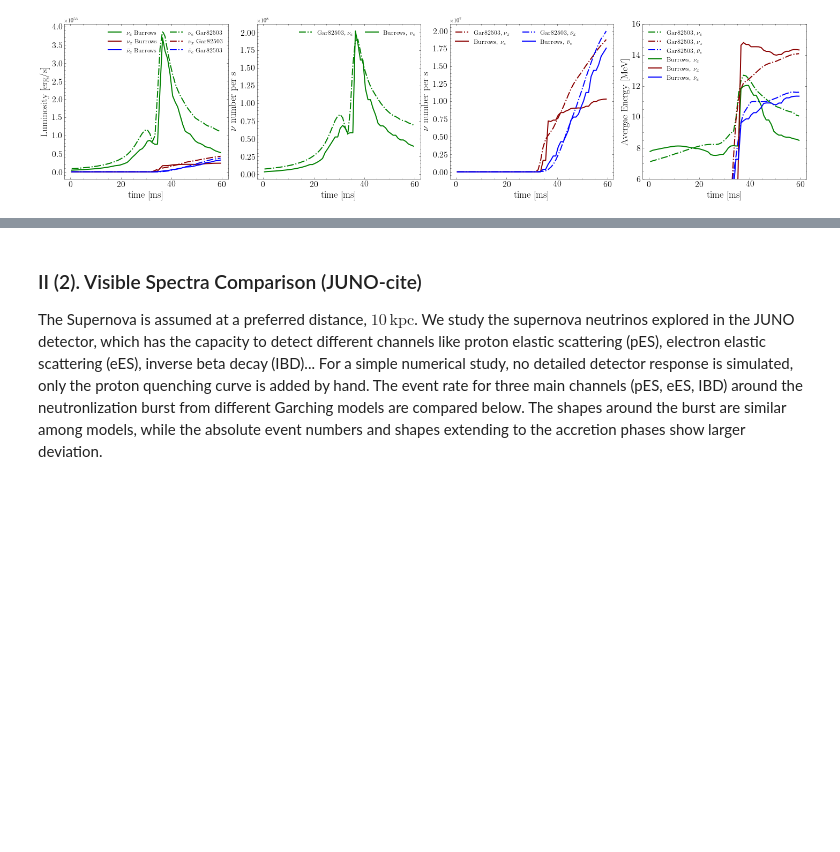
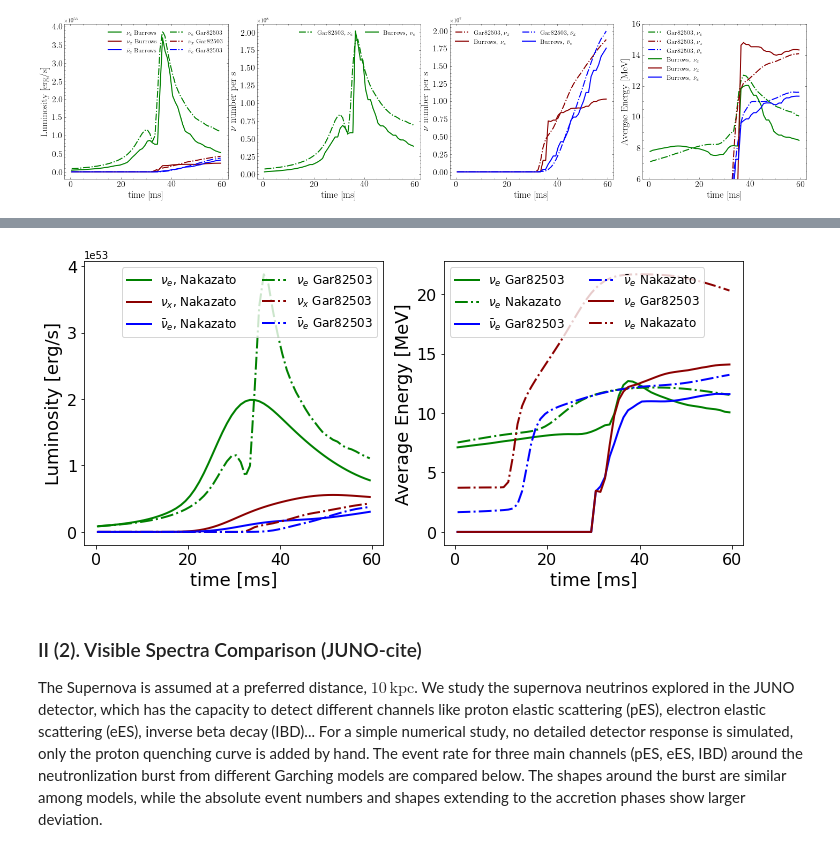
Before and after one commit to YMTheory/supernova, a Jupyter notebook: documents/SNNuMO.ipynb, the cells around one changed output, grey strips where cells are left out. Drawn from its saved outputs; the diff is of its cells as text; code cells hidden in the pictures; blank space fills up the shorter version.

```diff
--- a/documents/SNNuMO.ipynb
+++ b/documents/SNNuMO.ipynb
@@ -135,3 +138,97 @@ plt.show()
+# %%
+import numpy as np
+import matplotlib.pyplot as plt
+import ROOT
+
+def read_hist1d(filename, histname):
+    f1 = ROOT.TFile(filename, 'read')
+    h1 = f1.Get(histname)
+    x = np.zeros(h1.GetNbinsX())
+    y = np.zeros(h1.GetNbinsX())
+    for i in range(h1.GetNbinsX()):
+        x[i] = h1.GetBinCenter(i+1)
+        y[i] = h1.GetBinContent(i+1)
+    return x*1000, y
+
+
+fig1, axes = plt.subplots(1, 2, figsize=(10, 5))
+
+##################### YB
+filename = "/junofs/users/miaoyu/supernova/production/PDFs/NeutrinoLuminosity_Nakazato.root"
+
+hn = "h1d_nue"
+x, y = read_hist1d(filename, hn)
+axes[0].plot(x, y, "-", lw=2, color="green", label=r"$\nu_e$, Nakazato")
+
+hn = "h1d_nux"
+x, y = read_hist1d(filename, hn)
+axes[0].plot(x, y, "-", lw=2, color="darkred", label=r"$\nu_x$, Nakazato")
+
+hn = "h1d_nuebar"
+x, y = read_hist1d(filename, hn)
+axes[0].plot(x, y, "-", lw=2, color="blue", label=r"$\bar\nu_e$, Nakazato")
+
+hn = "h1d_nuxbar"
+x, y = read_hist1d(filename, hn)
+
+##################### YB
+filename = "/junofs/users/miaoyu/supernova/production/PDFs/NeutrinoLuminosity_Gar82503.root"
+
+hn = "h1d_nue"
+x, y = read_hist1d(filename, hn)
+axes[0].plot(x+30, y, "-.", lw=2, color="green", label=r"$\nu_e$ Gar82503")
+
+hn = "h1d_nux"
+x, y = read_hist1d(filename, hn)
+axes[0].plot(x+30, y, "-.", lw=2, color="darkred", label=r"$\nu_x$ Gar82503")
+
+hn = "h1d_nuebar"
+x, y = read_hist1d(filename, hn)
+axes[0].plot(x+30, y, "-.", lw=2, color="blue", label=r"$\bar\nu_e$ Gar82503")
+
+
+axes[0].set_ylabel("Luminosity [erg/s]", fontsize=18)
+#axes[0].set_ylabel("Average Energy [MeV]", fontsize=18)
+axes[0].set_xlabel("time [ms]", fontsize=18)
+axes[0].legend(ncol=2, prop={'size':12})
+axes[0].tick_params(axis='both', which='major', labelsize=16, labelcolor="black")
+#axe[0].semilogy()
+
+filename = "/junofs/users/miaoyu/supernova/wenlj/simulation/validater/NU_E_ETspecCompare.root"
+hn = "h1d_Gar"
+x, y = read_hist1d(filename, hn)
+axes[1].plot(x+30, y*1e50, "-", lw=2, color="green", label=r"$\nu_e$ Gar82503")
+hn = "h1d_Nak"
+x, y = read_hist1d(filename, hn)
+axes[1].plot(x+30, y, "-.", lw=2, color="green", label=r"$\nu_e$ Nakazato")
+
+
+filename = "/junofs/users/miaoyu/supernova/wenlj/simulation/validater/NU_E_BAR_ETspecCompare.root"
+hn = "h1d_Gar"
+x, y = read_hist1d(filename, hn)
+axes[1].plot(x+30, y*1e50, "-", lw=2, color="blue", label=r"$\bar\nu_e$ Gar82503")
+hn = "h1d_Nak"
+x, y = read_hist1d(filename, hn)
+axes[1].plot(x+30, y, "-.", lw=2, color="blue", label=r"$\bar\nu_e$ Nakazato")
+
+filename = "/junofs/users/miaoyu/supernova/wenlj/simulation/validater/NU_X_ETspecCompare.root"
+hn = "h1d_Gar"
+x, y = read_hist1d(filename, hn)
+axes[1].plot(x+30, y*1e50, "-", lw=2, color="darkred", label=r"$\nu_e$ Gar82503")
+hn = "h1d_Nak"
+x, y = read_hist1d(filename, hn)
+axes[1].plot(x+30, y, "-.", lw=2, color="darkred", label=r"$\nu_e$ Nakazato")
+
+
+axes[1].set_ylabel("Average Energy [MeV]", fontsize=18)
+axes[1].set_xlabel("time [ms]", fontsize=18)
+axes[1].legend(ncol=2, prop={'size':12})
+axes[1].tick_params(axis='both', which='major', labelsize=16, labelcolor="black")
+
+plt.tight_layout()
+plt.show()
+# %% [output]
+[figure, added]
 # %% [markdown]
 ### II (2). Visible Spectra Comparison (JUNO-cite)
 The Supernova is assumed at a preferred distance, $10\,\mathrm{kpc}$. We study the supernova neutrinos explored in the JUNO detector, which has the capacity to detect different channels like proton elastic scattering (pES), electron elastic scattering (eES), inverse beta decay (IBD)... For a simple numerical study, no detailed detector response is simulated, only the proton quenching curve is added by hand. The event rate for three main channels (pES, eES, IBD) around the neutronlization burst from different Garching models are compared below. The shapes around the burst are similar among models, while the absolute event numbers and shapes extending to the accretion phases show larger deviation.
```
Also changed, not shown: parts of 10 cells of this notebook.
